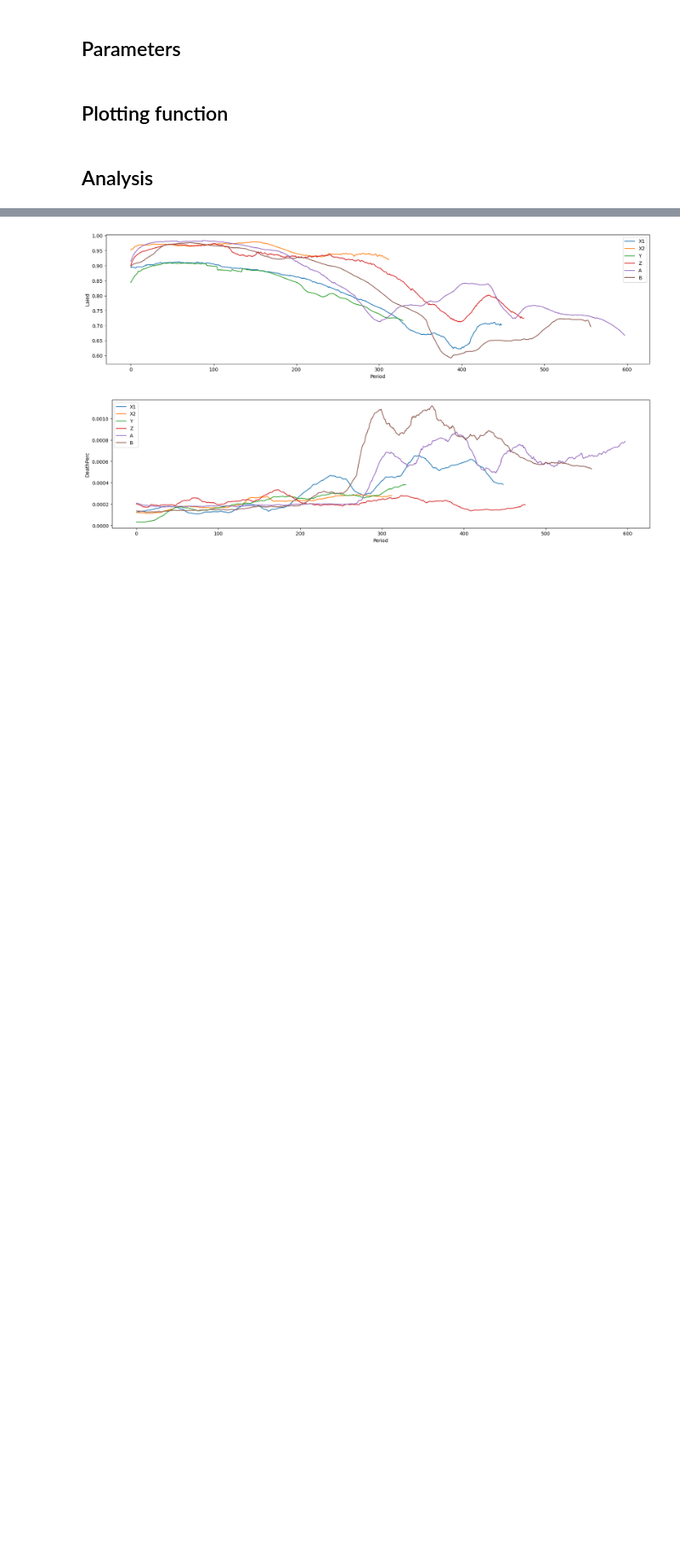
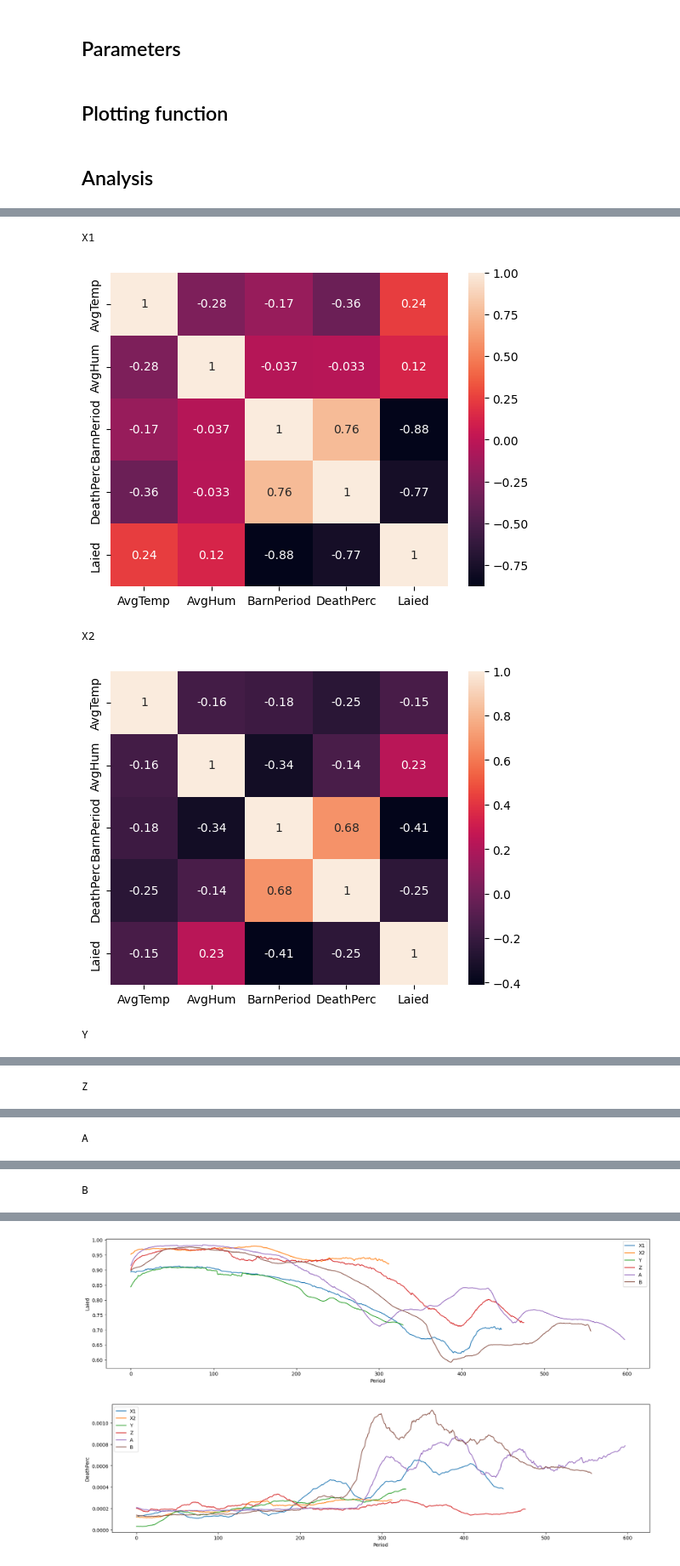
Before and after one commit to CanaliDavide/DASA--Project, a Jupyter notebook: Bio_vs_nonBio/Comparison.ipynb, the cells around one changed output, grey strips where cells are left out. Shown at 85% size. Drawn from its saved outputs; the diff is of its cells as text; code cells hidden in the pictures; blank space fills up the shorter version.

Commit message:
Interestig heatmaps in Comparison

```diff
--- a/Bio_vs_nonBio/Comparison.ipynb
+++ b/Bio_vs_nonBio/Comparison.ipynb
@@ -130,10 +131,18 @@ def compareDifferentCycles(dataSets, attribute):
 # %% [markdown]
 ## Analysis
 # %%
+
 legend = ['X1', 'X2', 'Y', 'Z', 'A', 'B']
 
+
+
 for i, cycle in enumerate(cycles):
+    productivity = (cycle['Eggs'].sum() / cycle['Chickens'].get(0))
+    days = len(cycle.index)
     print(legend[i])
-    print( (cycle['Eggs'].sum() / cycle['Chickens'].get(0)))
+    print("#Eggs/Chickens (Productivity): ", productivity)
+    print("Days of breed: ", days)
+    print("Productivity/Breeding days: ", productivity/days)
+    print()
 # %% [output]
 X1
@@ -150,0 +165,9 @@ B
+# %%
+for i, cycle in enumerate(cycles):
+    deathsOnChickens = (cycle['Death'].sum() / cycle['Chickens'].get(0))
+    days = len(cycle.index)
+    print(legend[i])
+    print("Deaths/Chickens:  ", deathsOnChickens)
+    print("Days of breed: ", days)
+    print("Deaths avarage: ", cycle['Death'].sum()/days)
+    print()
@@ -150,0 +192,21 @@ B
+# %%
+input_features_1 = ['Water', 'Feed', 'AvgTemp', 'AvgHum', 'BarnPeriod']
+input_features_2 = ['AvgTemp', 'AvgHum', 'BarnPeriod']
+output_features = ['DeathPerc','Laied']
+
+for i, cycle in enumerate(cycles):
+    cycle['BarnPeriod'] = (pd.to_datetime(cycle['Date of Laid']) - pd.to_datetime(cycle['Arrival Chickens Date'])).dt.days
+    if(i<4):
+        print(legend[i])
+        sns.heatmap(cycle[input_features_2+output_features].corr(), annot=True)
+        plt.show()
+    else:
+        print(legend[i])
+        sns.heatmap(cycle[input_features_1+output_features].corr(), annot=True)
+        plt.show()
+# %% [output]
+X1
+[figure, added]
+X2
+[figure, added]
+Y
@@ -150,0 +214 @@ B
+Z
@@ -150,0 +216 @@ B
+A
@@ -150,0 +218 @@ B
+B
```
Also changed, not shown: parts of 5 cells of this notebook, 6 other files.
